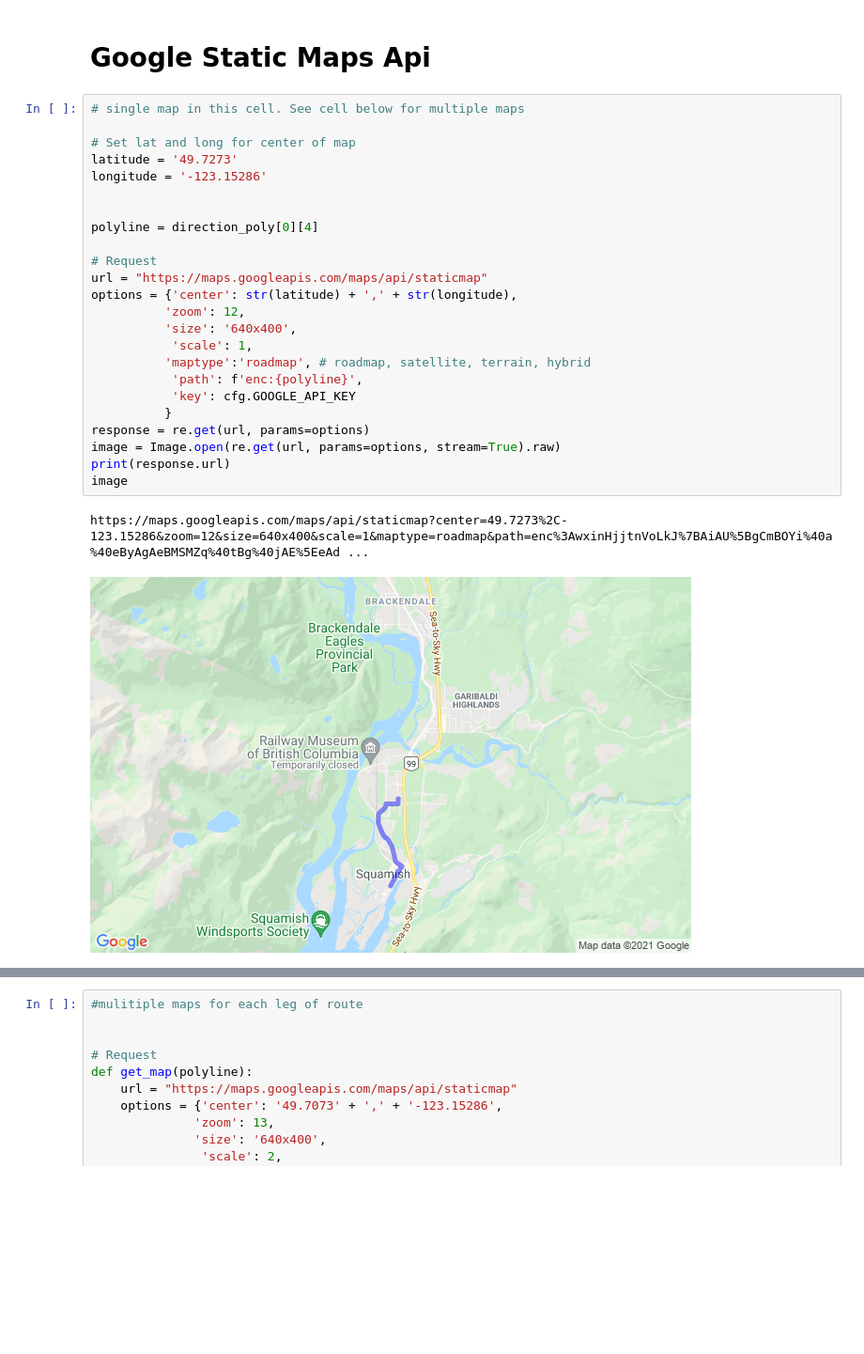
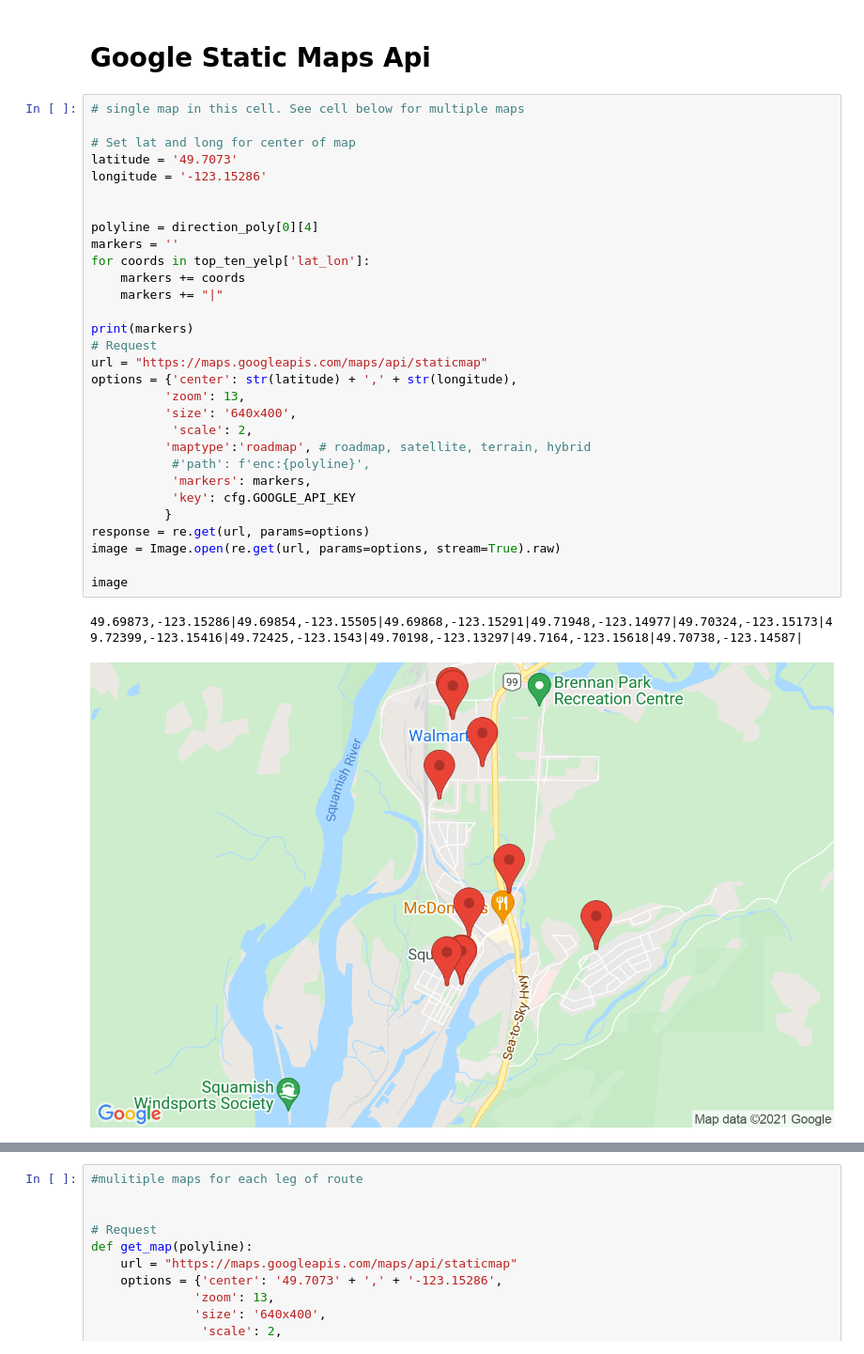
Before and after one commit to KyleKulas/lighthouse_data_notes, a Jupyter notebook: Week_2/mini-project-II-master/mini_project2_kylekulas.ipynb, the cells around one changed output, grey strips where cells are left out. Shown at 94% size. Cells and saved outputs as stored; diff of their text form; blank space fills up the shorter version.

```diff
--- a/Week_2/mini-project-II-master/mini_project2_kylekulas.ipynb
+++ b/Week_2/mini-project-II-master/mini_project2_kylekulas.ipynb
@@ -526,30 +517,36 @@ route_list
 # %%
 # single map in this cell. See cell below for multiple maps
 
 # Set lat and long for center of map
-latitude = '49.7273'
+latitude = '49.7073'
 longitude = '-123.15286'
 
 
 polyline = direction_poly[0][4]
+markers = ''
+for coords in top_ten_yelp['lat_lon']:
+    markers += coords
+    markers += "|"
 
+print(markers)
 # Request
 url = "https://maps.googleapis.com/maps/api/staticmap"
 options = {'center': str(latitude) + ',' + str(longitude),
-          'zoom': 12,
+          'zoom': 13,
           'size': '640x400',
-           'scale': 1,
+           'scale': 2,
           'maptype':'roadmap', # roadmap, satellite, terrain, hybrid
-           'path': f'enc:{polyline}',
+           #'path': f'enc:{polyline}',
+           'markers': markers,
            'key': cfg.GOOGLE_API_KEY
           }
 response = re.get(url, params=options)
 image = Image.open(re.get(url, params=options, stream=True).raw)
-print(response.url)
+
 image
 # %% [output]
-https://maps.googleapis.com/maps/api/staticmap?center=49.7273%2C-123.15286&zoom=12&size=640x400&scale=1&maptype=roadmap&path=enc%3AwxinHjjtnVoLkJ%7BAiAU%5BgCmBOYi%40a%40eByAgAeBMSMZq%40tBg%40jAE%5EeAd ...
+49.69873,-123.15286|49.69854,-123.15505|49.69868,-123.15291|49.71948,-123.14977|49.70324,-123.15173|49.72399,-123.15416|49.72425,-123.1543|49.70198,-123.13297|49.7164,-123.15618|49.70738,-123.14587|
-[figure, old version]
+[figure, new version]
 # %%
 # Save image
 def save_img(name, image):
```
Also changed, not shown: parts of 12 cells of this notebook, 18 other files.
